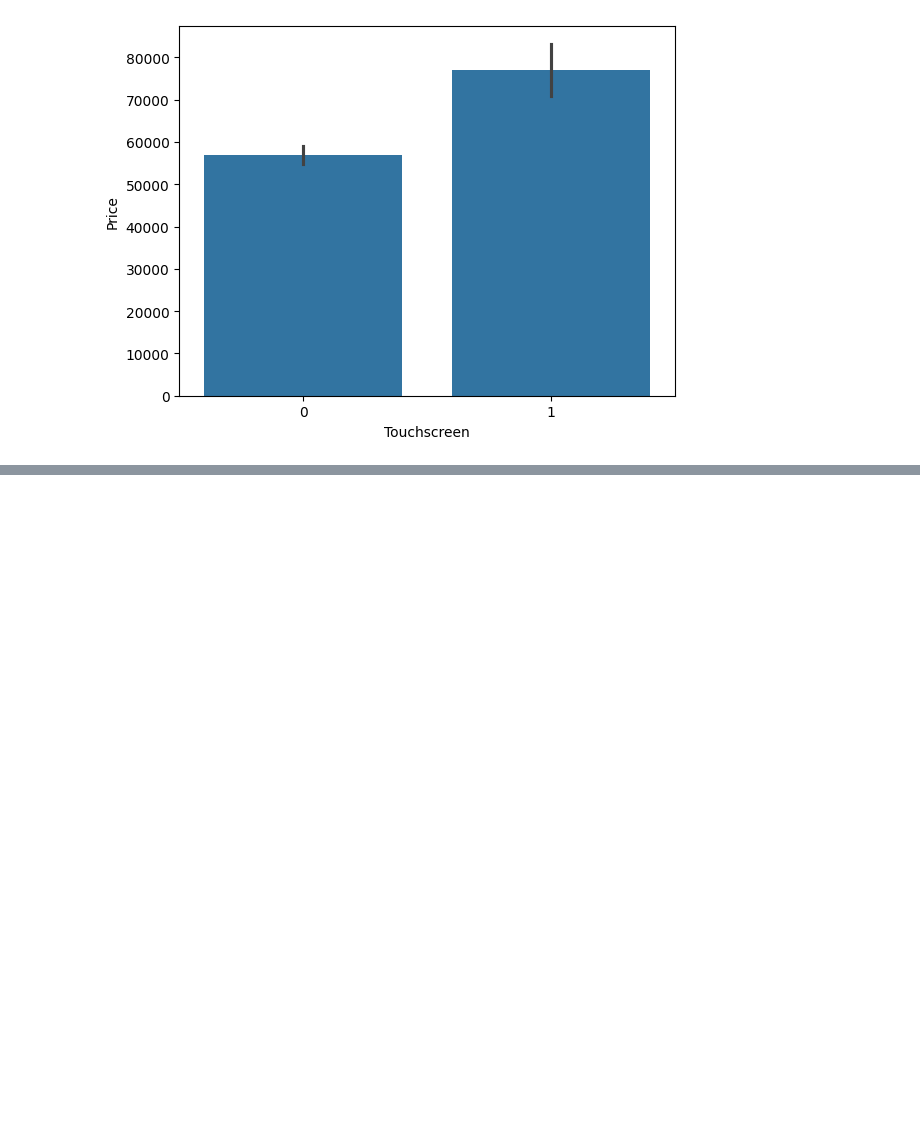
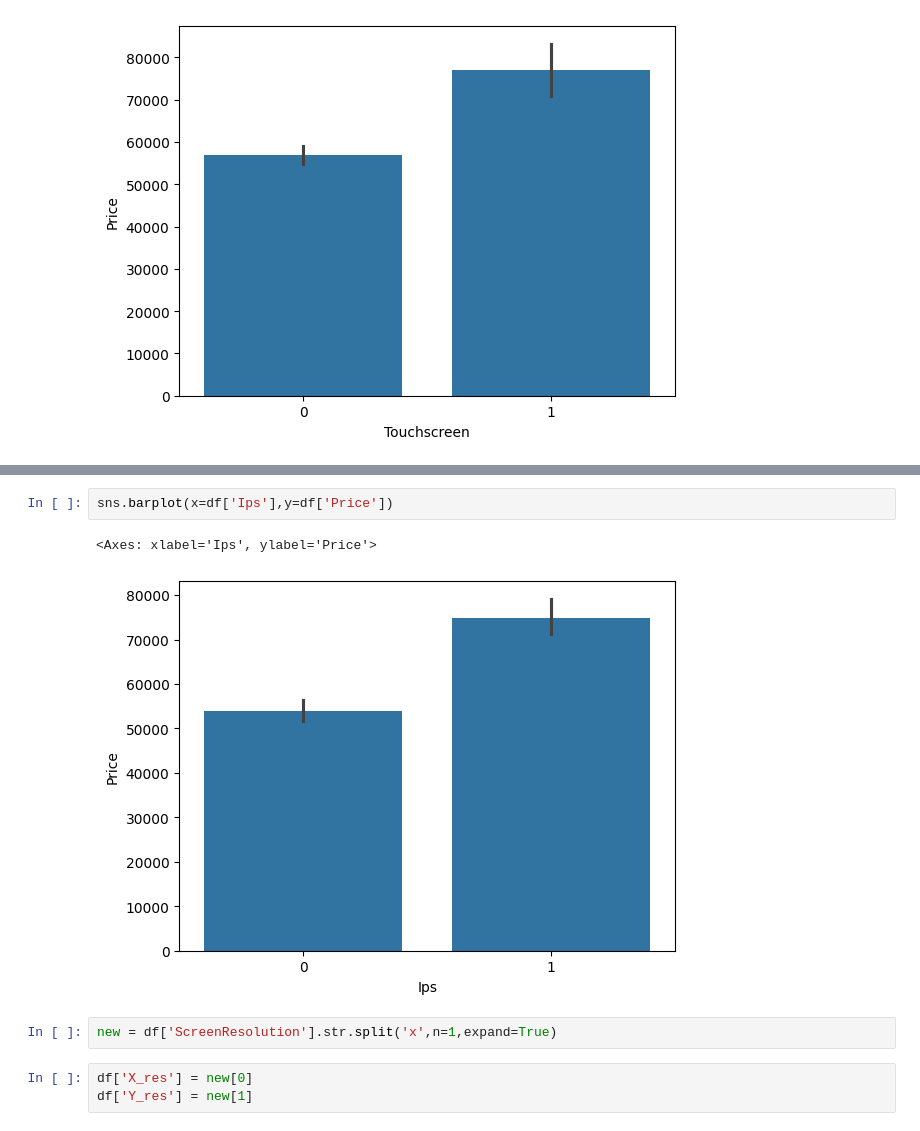
Before and after one commit to afadnan/laptopPricePrediction, a Jupyter notebook: laptop.ipynb, the cells around one changed output, grey strips where cells are left out. Drawn from its saved outputs; the diff is of its cells as text; blank space fills up the shorter version.

```diff
--- a/laptop.ipynb
+++ b/laptop.ipynb
@@ -254,0 +271,10 @@ sns.barplot(x=df['Touchscreen'],y=df['Price'])
+# %%
+sns.barplot(x=df['Ips'],y=df['Price'])
+# %% [output]
+<Axes: xlabel='Ips', ylabel='Price'>
+[figure, added]
+# %%
+new = df['ScreenResolution'].str.split('x',n=1,expand=True)
+# %%
+df['X_res'] = new[0]
+df['Y_res'] = new[1]
```
Also changed, not shown: parts of 13 cells of this notebook.
